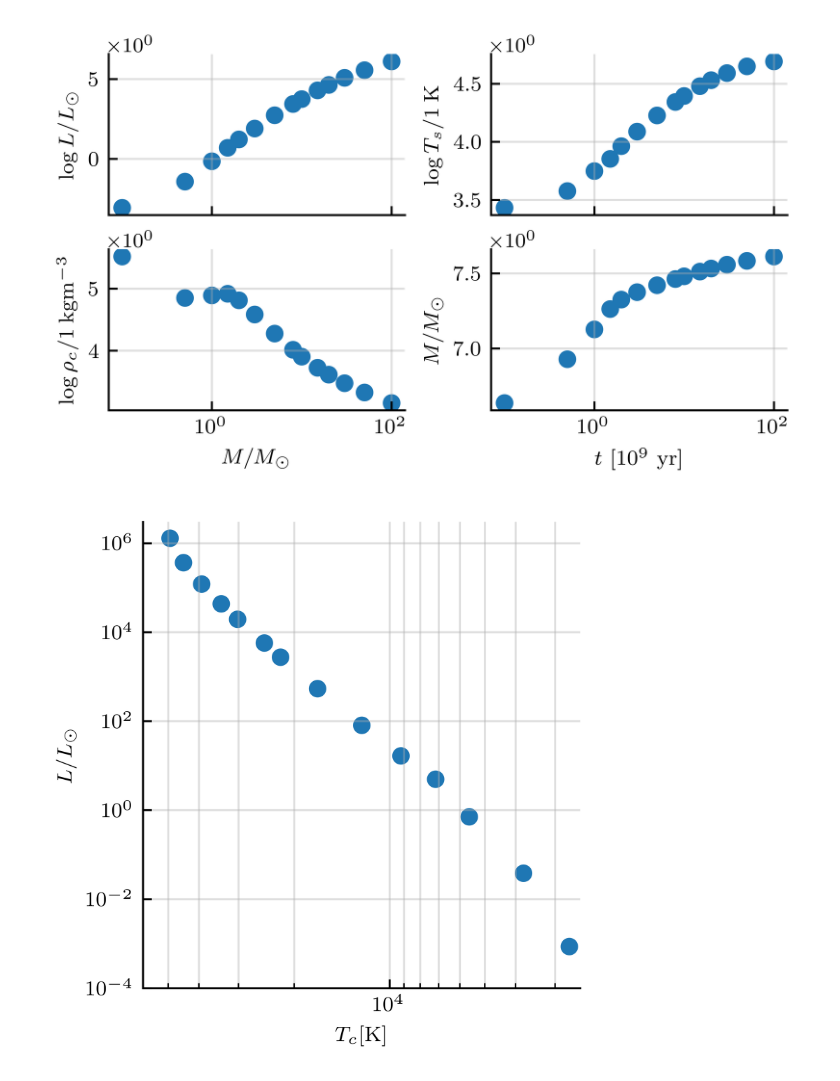
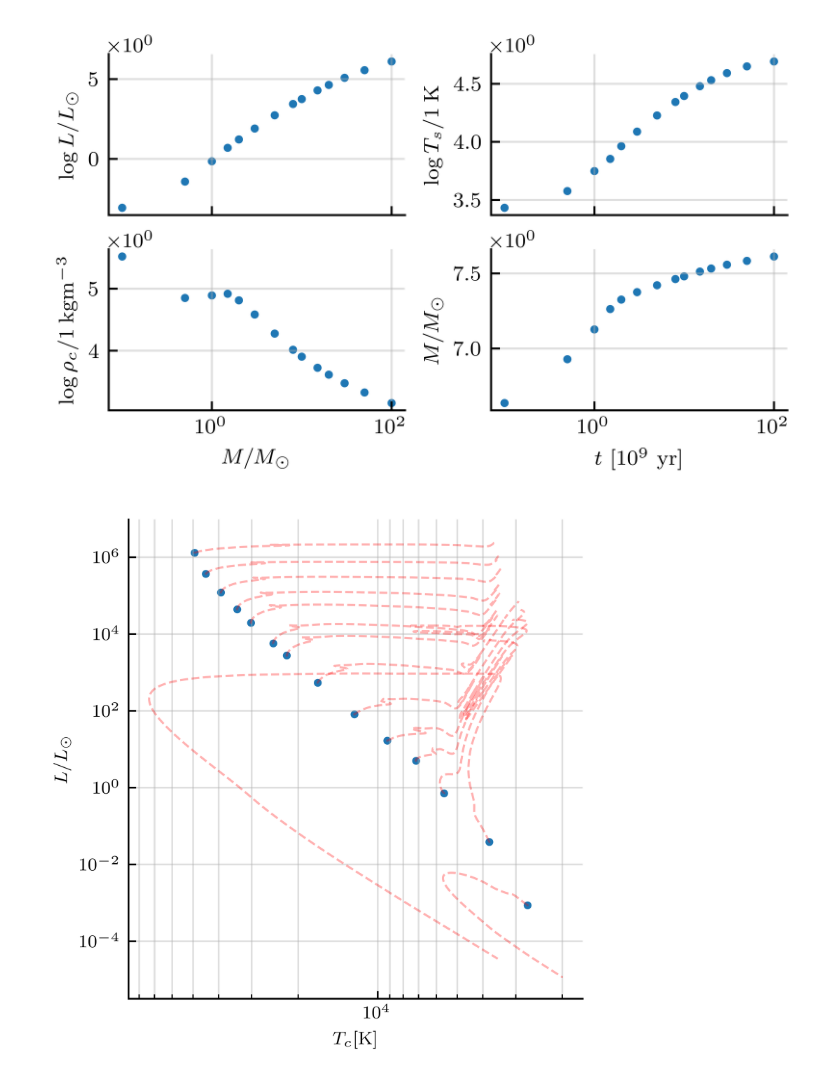
Before and after one commit to JeppJeppsson/Stellar_project, a Jupyter notebook: 3.2.ipynb, the cells around one changed output. Saved outputs shown, nothing was run; the diff lists cells and outputs as text; code cells hidden in the pictures.

Commit message:
Optional time evolution of HR diagram

```diff
--- a/3.2.ipynb
+++ b/3.2.ipynb
@@ -45,18 +45,18 @@ plt.rcParams["axes.grid.axis"] ="y"
 plt.rcParams["axes.grid"] = True
 
 fig, axs = plt.subplots(2,2, sharex= True)
-axs[0,0].scatter(df['M'],df['LogL'])
+axs[0,0].scatter(df['M'],df['LogL'],s=5)
 axs[0,0].set_ylabel(r"$\log L/L_\odot$")
 axs[0,0].set_xscale('log')
 
-axs[0,1].scatter(df['M'],df['LogTs'])
+axs[0,1].scatter(df['M'],df['LogTs'],s=5)
 axs[0,1].set_ylabel(r"$\log T_s / 1 \: \mathrm{K}$")
 
-axs[1,0].scatter(df['M'],df['Logrhoc'])
+axs[1,0].scatter(df['M'],df['Logrhoc'],s=5)
 axs[1,0].set_xlabel(r"$M/M_\odot$")
 axs[1,0].set_ylabel(r"$\log \rho_c / \mathrm{1 \: kg m^{-3}}$")
 
-axs[1,1].scatter(df['M'],df['LogTc'])
+axs[1,1].scatter(df['M'],df['LogTc'],s=5)
 axs[1,1].set_xlabel(r"$t \ [\mathrm{10^9 \ yr}]$")
 axs[1,1].set_ylabel(r"$M/M_\odot$")
 
@@ -74,22 +74,32 @@ for ax in axs.flat:
                 verticalalignment=verticalalignment, fontsize = 8)
     ax.grid(which='both', alpha=0.4, visible=True)
 # %% [output]
-[figure, old version]
+[figure, new version]
 # %%
 # Plotting HR diagram
-fig,ax = plt.subplots(figsize=(3,3))
-ax.scatter(10**df['LogTs'],10**df['LogL'])
+fig,ax = plt.subplots(figsize=(3.5,3.5))
+
+# Time evolution of the HR diagram?
+if True:
+    for mass in masses:
+        df_evol = pd.read_csv(DATA_DIR+f'{mass:.3g}M/'+'summary.txt',
+                     delim_whitespace=True, header=None)
+        df_evol.columns = col_names
+        ax.plot(10**df_evol['LogTs'],10**df_evol['LogL'],c='r',
+                alpha=0.3,linestyle='dashed',linewidth=1)
+
+ax.scatter(10**df['LogTs'],10**df['LogL'],s=7)
 
 ax.set_yscale('log')
 ax.set_xscale('log')
-ax.set_ylim([1e-4,3e6])
-ax.set_xlim([2500,6e4])
+#ax.set_ylim([1e-4,3e6])
+#ax.set_xlim([2500,6e4])
 
 ax.xaxis.set_inverted(True)
 
 ax.set_xlabel(r'$T_c [\mathrm{K}]$')
 ax.set_ylabel(r'$L / L_\odot$')
 
 ax.grid(which='both', alpha=0.4, visible=True)
 # %% [output]
-[figure, old version]
+[figure, new version]
```
Also changed, not shown: parts of 1 cell of this notebook.
